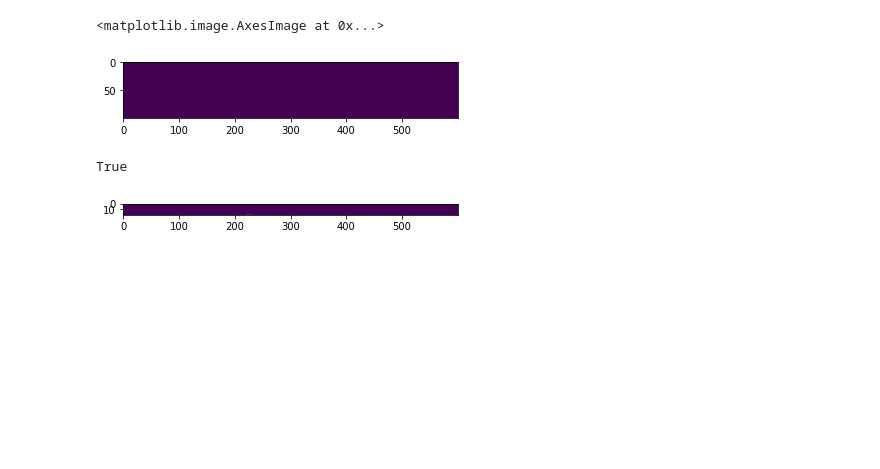
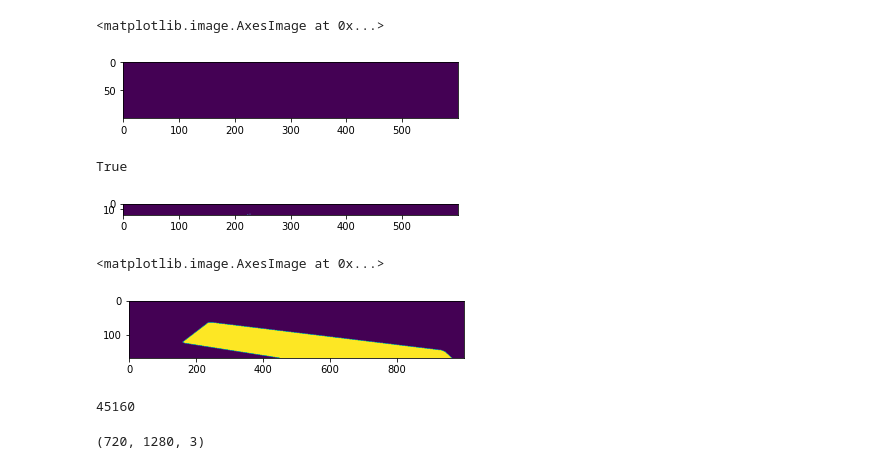
Before and after one commit to NicholasBratvold/ML, a Jupyter notebook: src/drive_data_collect/Model_Training.ipynb, the cells around one changed output. Drawn from its saved outputs; the diff is of its cells as text; code cells hidden in the pictures; blank space fills up the shorter version.

```diff
--- a/src/drive_data_collect/Model_Training.ipynb
+++ b/src/drive_data_collect/Model_Training.ipynb
@@ -227,3 +228,18 @@ check_left(test_img, 440, 460)
 # %% [output]
 True
 [figure]
+# %%
+test_img = np.array(Image.open('test_img_2.png'))
+# %%
+plt.imshow(test_img[550:,100:1100,0] - np.mean(test_img[550:,100:1100,:], axis=2) > 150)
+# %% [output]
+<matplotlib.image.AxesImage at 0x...>
+[figure, added]
+# %%
+np.sum(test_img[550:,100:1100,0] - np.mean(test_img[550:,100:1100,:], axis=2) > 150)
+# %% [output]
+45160
+# %%
+test_img.shape
+# %% [output]
+(720, 1280, 3)
```
Also changed, not shown: parts of 15 cells of this notebook, 2 other files.
